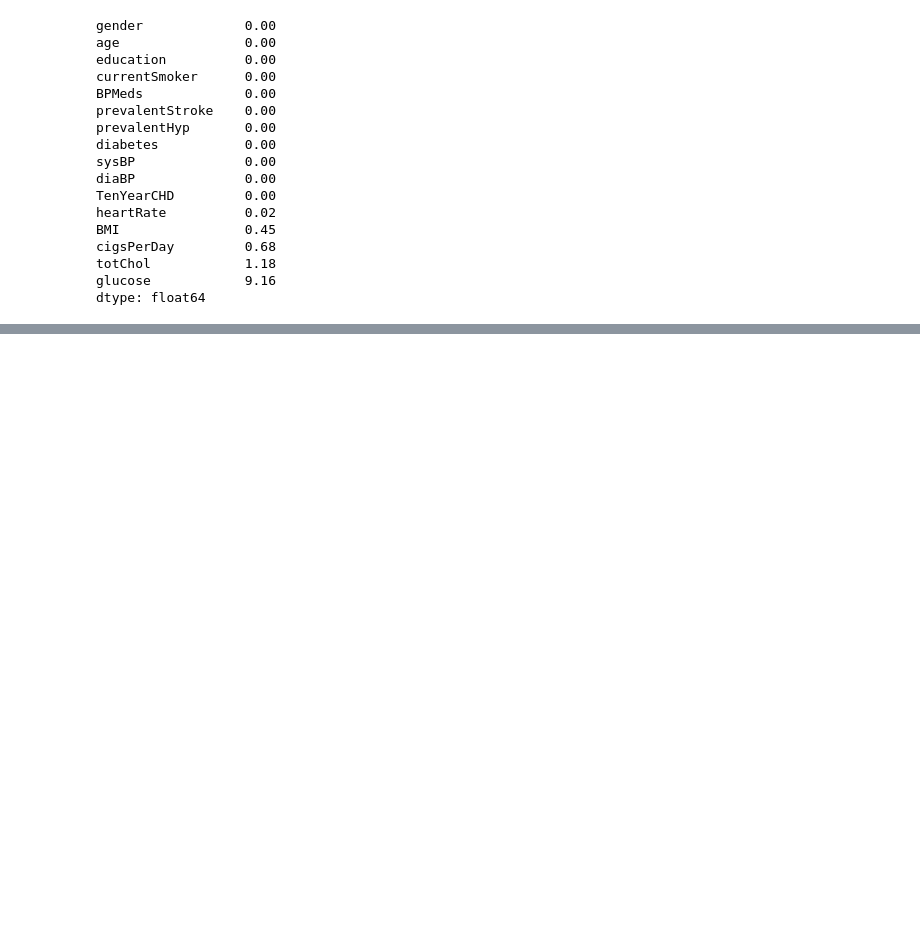
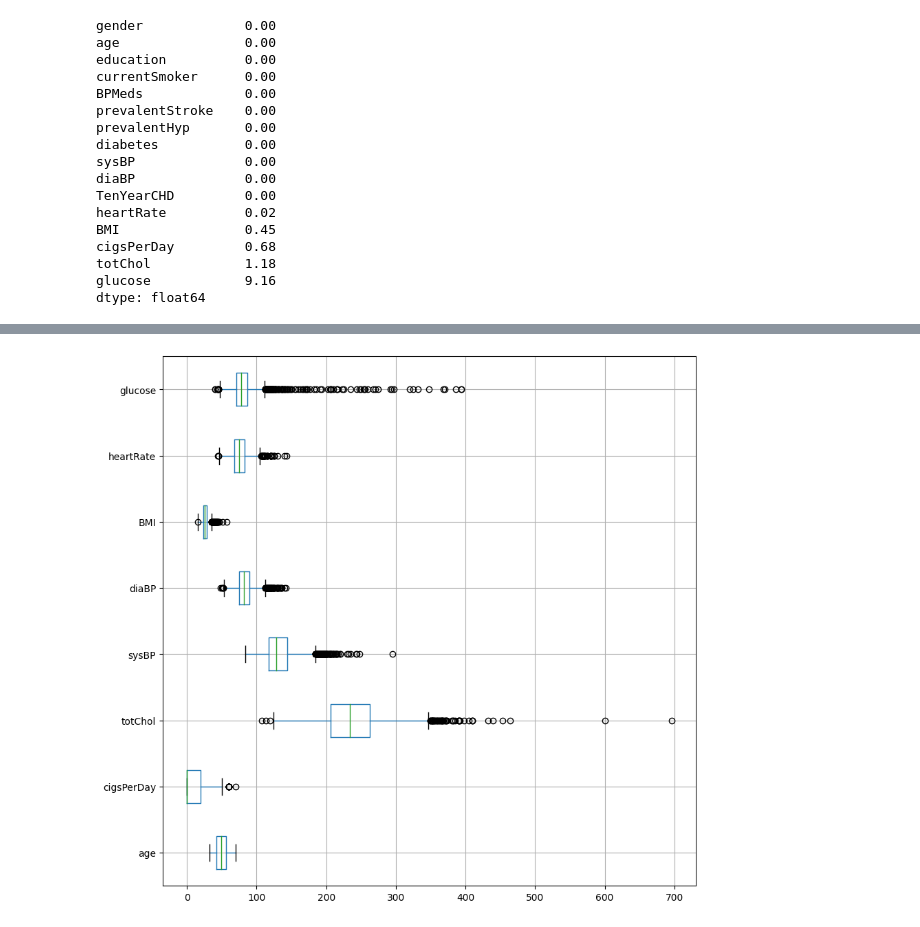
Before and after one commit to PManiAwasthi/Data-Analytics-with-python-notebooks, a Jupyter notebook: Project 2 Classification for Heart Attack Tendency in next 10 Years/heart_attack_in_10_years_classification_project.ipynb, the cells around one changed output, grey strips where cells are left out. Drawn from its saved outputs; the diff is of its cells as text; code cells hidden in the pictures; blank space fills up the shorter version.

```diff
--- a/Project 2 Classification for Heart Attack Tendency in next 10 Years/heart_attack_in_10_years_classification_project.ipynb
+++ b/Project 2 Classification for Heart Attack Tendency in next 10 Years/heart_attack_in_10_years_classification_project.ipynb
@@ -242,0 +248,11 @@ df_new = pd.get_dummies(df, columns=cat, drop_first=True, dtype=float)
+# %%
+#separating the categorical and numerical values after observing the number of unique classes
+cat = []
+num = []
+for col in df.columns:
+    if df[col].nunique() < 5:
+        cat.append(col)
+    else:
+        num.append(col)
+print("categorical : ",cat)
+print(" numerical : ", num)
@@ -242,0 +282,3 @@ df_new = pd.get_dummies(df, columns=cat, drop_first=True, dtype=float)
+# %%
+for col in cat:
+    df[col] = df[col].astype('object')
@@ -251,0 +327,6 @@ df_new.head()
+# %%
+plt.figure(figsize=(10,10))
+df_new.boxplot(vert=0)
+plt.show()
+# %% [output]
+[figure, added]
```
Also changed, not shown: parts of 42 cells of this notebook.
